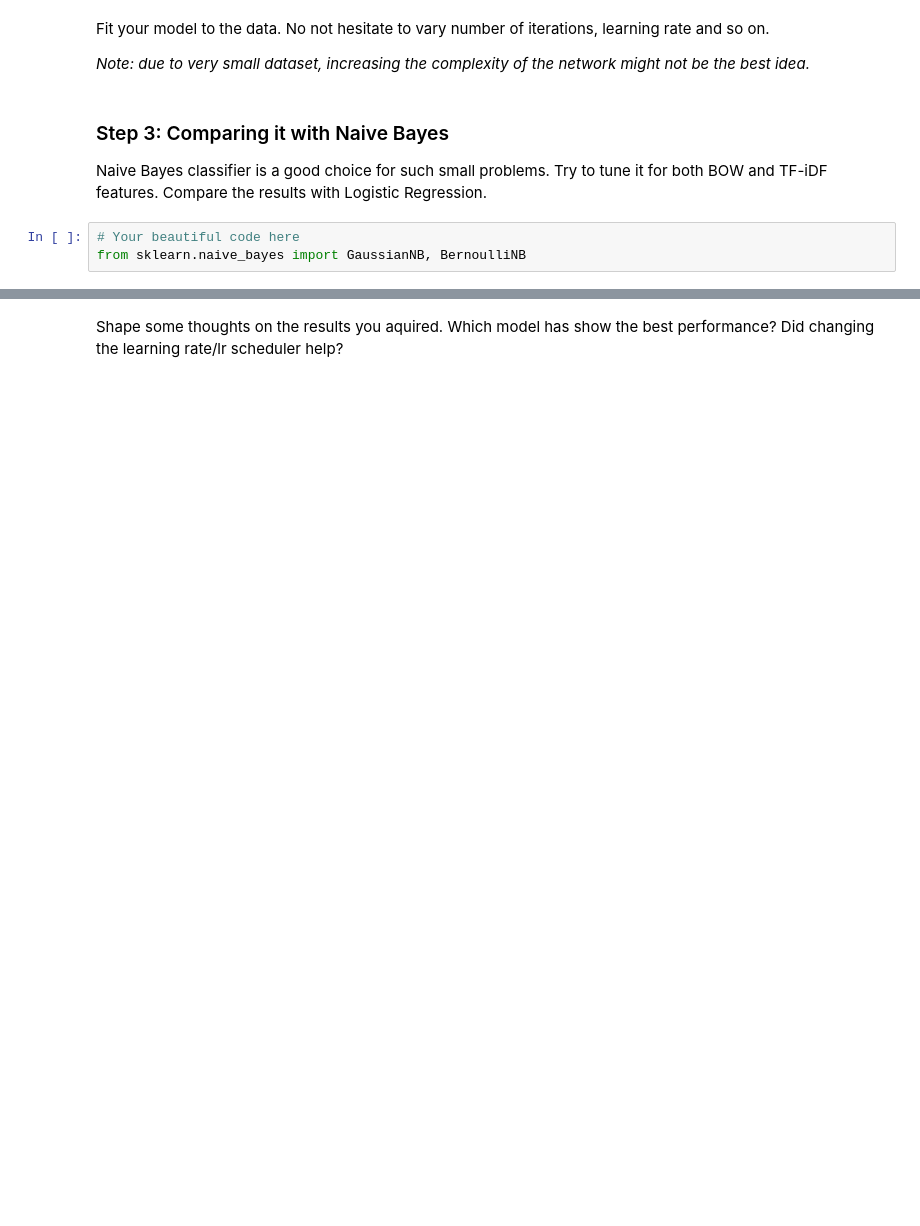
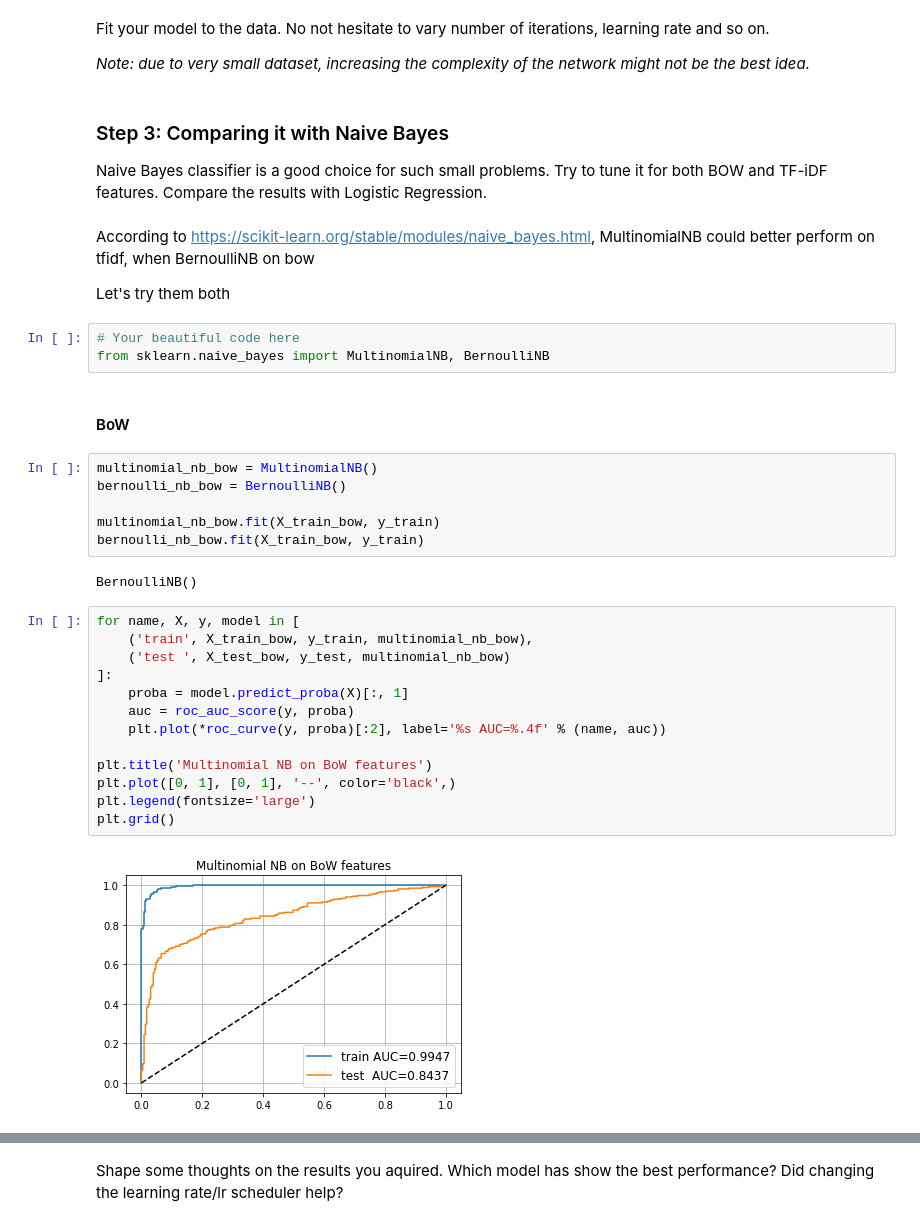
Before and after one commit to archie230/ml-mipt-solutions, a Jupyter notebook: homeworks_advanced/assignment1_01_Word_Vectors/assignment1_01_Word_Vectors.ipynb, the cells around one changed output, grey strips where cells are left out. Drawn from its saved outputs; the diff is of its cells as text; blank space fills up the shorter version.

```diff
--- a/homeworks_advanced/assignment1_01_Word_Vectors/assignment1_01_Word_Vectors.ipynb
+++ b/homeworks_advanced/assignment1_01_Word_Vectors/assignment1_01_Word_Vectors.ipynb
@@ -433,6 +428,35 @@ _Note: due to very small dataset, increasing the complexity of the network might
 ### Step 3: Comparing it with Naive Bayes
 
 Naive Bayes classifier is a good choice for such small problems. Try to tune it for both BOW and TF-iDF features. Compare the results with Logistic Regression.
+# %% [markdown]
+According to https://scikit-learn.org/stable/modules/naive_bayes.html, MultinomialNB could better perform on tfidf, when BernoulliNB on bow
+
+Let's try them both
 # %%
 # Your beautiful code here
-from sklearn.naive_bayes import GaussianNB, BernoulliNB
+from sklearn.naive_bayes import MultinomialNB, BernoulliNB
+# %% [markdown]
+#### BoW
+# %%
+multinomial_nb_bow = MultinomialNB()
+bernoulli_nb_bow = BernoulliNB()
+
+multinomial_nb_bow.fit(X_train_bow, y_train)
+bernoulli_nb_bow.fit(X_train_bow, y_train)
+# %% [output]
+BernoulliNB()
+# %%
+for name, X, y, model in [
+    ('train', X_train_bow, y_train, multinomial_nb_bow),
+    ('test ', X_test_bow, y_test, multinomial_nb_bow)
+]:
+    proba = model.predict_proba(X)[:, 1]
+    auc = roc_auc_score(y, proba)
+    plt.plot(*roc_curve(y, proba)[:2], label='%s AUC=%.4f' % (name, auc))
+
+plt.title('Multinomial NB on BoW features')
+plt.plot([0, 1], [0, 1], '--', color='black',)
+plt.legend(fontsize='large')
+plt.grid()
+# %% [output]
+[figure, added]
```
Also changed, not shown: parts of 20 cells of this notebook.
